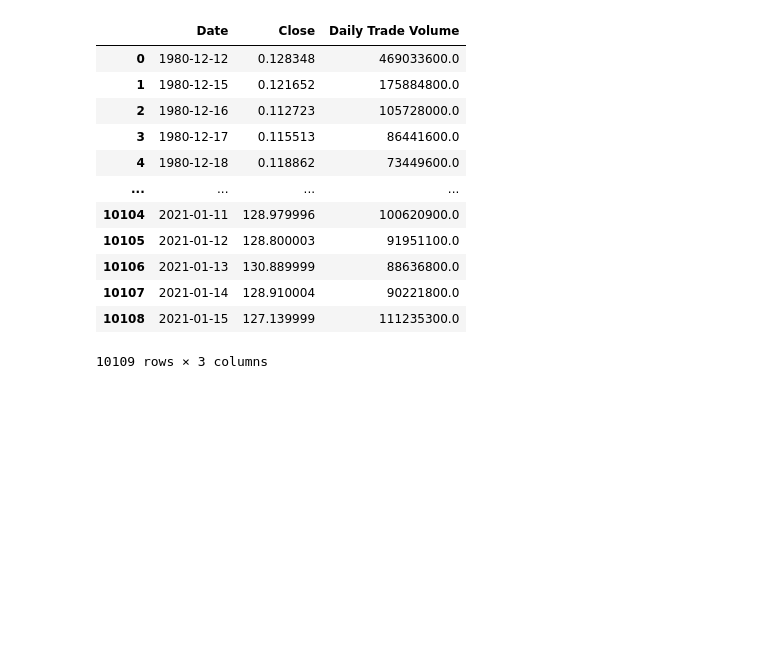
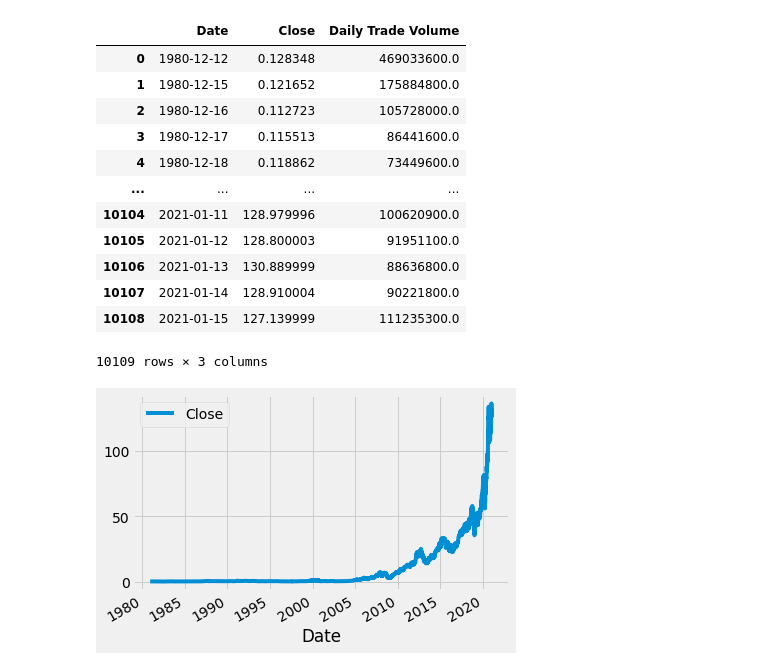
Before and after one commit to yuchild/tech_stocks_with_pandas, a Jupyter notebook: eda.ipynb, the cells around one changed output. Saved outputs shown, nothing was run; the diff lists cells and outputs as text; code cells hidden in the pictures; blank space fills up the shorter version.

```diff
--- a/eda.ipynb
+++ b/eda.ipynb
@@ -148,7 +163,7 @@ Index(['Date', 'High', 'Low', 'Open', 'Close', 'Daily Trade Volume',
 # %%
 # Additional columns
 aapl_web['Daily OC % Change'] = (aapl_web['Close'] - aapl_web['Open']) / aapl_web['Open'] * 100
-aapl_web['Daily HL % Change'] = (aapl_web[''])
+aapl_web['Daily HL % Change'] = (aapl_web['High'] - aapl_web['Low']) / aapl_web['Low'] * 100
 # %%
 # Use specific columns
 aapl_use = aapl_web[['Date', 'Close', 'Daily Trade Volume']]
@@ -167,3 +182,9 @@ aapl_use
 | 10107 | 2021-01-14 | 128.910004 | 90221800.0 |
 | 10108 | 2021-01-15 | 127.139999 | 111235300.0 |
 10109 rows × 3 columns
+# %%
+aapl_use.plot(x='Date'
+              , y='Close'
+             );
+# %% [output]
+[figure, added]
```
Also changed, not shown: parts of 4 cells of this notebook.
